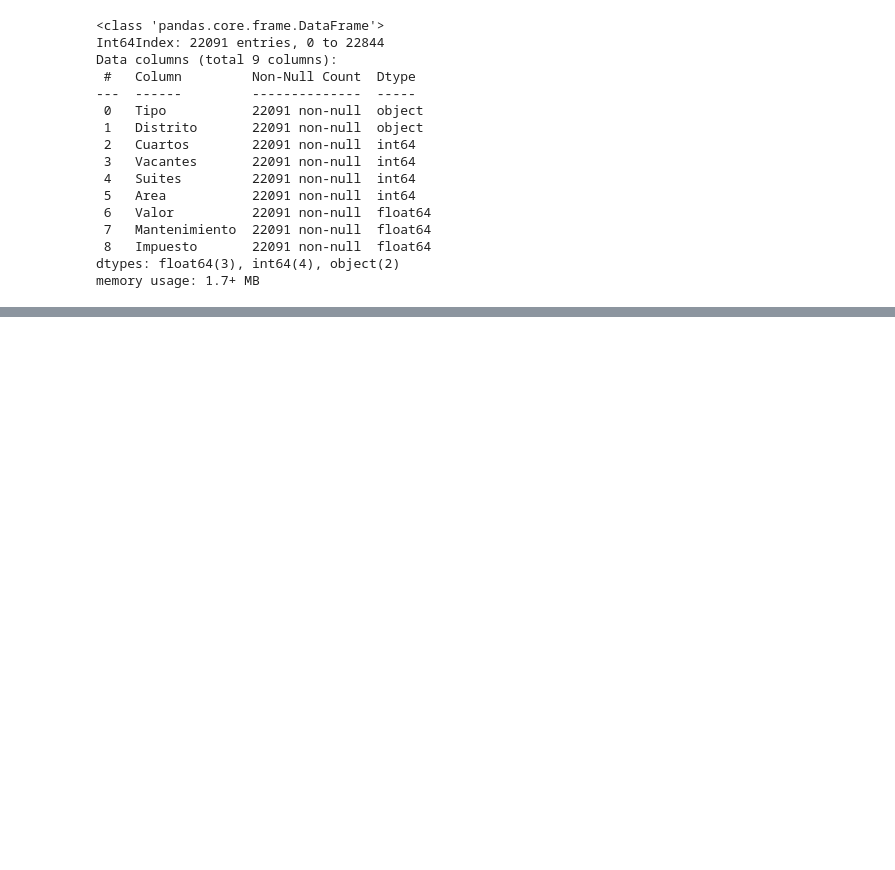
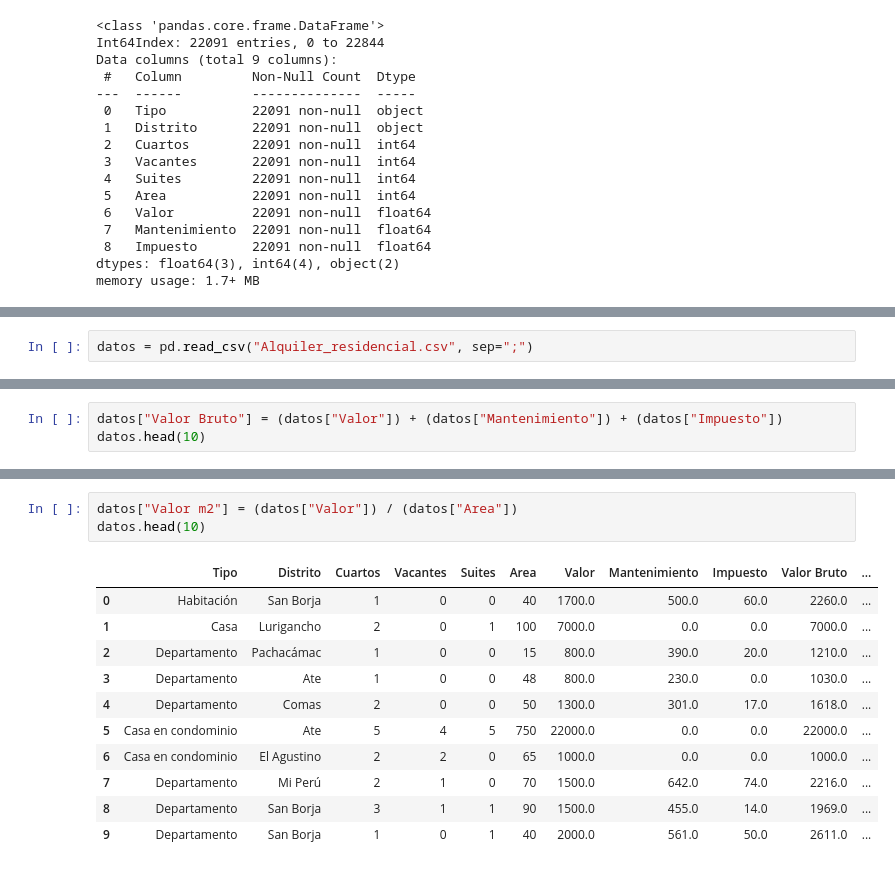
Before and after one commit to NikolayNB/DataAnalysis-Treatment, a Jupyter notebook: DataAnalysis&Treatment.ipynb, the cells around one changed output, grey strips where cells are left out. Saved outputs shown, nothing was run; the diff lists cells and outputs as text; blank space fills up the shorter version.

```diff
--- a/DataAnalysis&Treatment.ipynb
+++ b/DataAnalysis&Treatment.ipynb
@@ -870,0 +1002,2 @@ memory usage: 1.7+ MB
+# %%
+datos = pd.read_csv("Alquiler_residencial.csv", sep=";")
@@ -870,0 +1018,3 @@ memory usage: 1.7+ MB
+# %%
+datos["Valor Bruto"] = (datos["Valor"]) + (datos["Mantenimiento"]) + (datos["Impuesto"])
+datos.head(10)
@@ -870,0 +1033,15 @@ memory usage: 1.7+ MB
+# %%
+datos["Valor m2"] = (datos["Valor"]) / (datos["Area"])
+datos.head(10)
+# %% [output]
+|  | Tipo | Distrito | Cuartos | Vacantes | Suites | Area | Valor | Mantenimiento | Impuesto | Valor Bruto | ... |
+| 0 | Habitación | San Borja | 1 | 0 | 0 | 40 | 1700.0 | 500.0 | 60.0 | 2260.0 | ... |
+| 1 | Casa | Lurigancho | 2 | 0 | 1 | 100 | 7000.0 | 0.0 | 0.0 | 7000.0 | ... |
+| 2 | Departamento | Pachacámac | 1 | 0 | 0 | 15 | 800.0 | 390.0 | 20.0 | 1210.0 | ... |
+| 3 | Departamento | Ate | 1 | 0 | 0 | 48 | 800.0 | 230.0 | 0.0 | 1030.0 | ... |
+| 4 | Departamento | Comas | 2 | 0 | 0 | 50 | 1300.0 | 301.0 | 17.0 | 1618.0 | ... |
+| 5 | Casa en condominio | Ate | 5 | 4 | 5 | 750 | 22000.0 | 0.0 | 0.0 | 22000.0 | ... |
+| 6 | Casa en condominio | El Agustino | 2 | 2 | 0 | 65 | 1000.0 | 0.0 | 0.0 | 1000.0 | ... |
+| 7 | Departamento | Mi Perú | 2 | 1 | 0 | 70 | 1500.0 | 642.0 | 74.0 | 2216.0 | ... |
+| 8 | Departamento | San Borja | 3 | 1 | 1 | 90 | 1500.0 | 455.0 | 14.0 | 1969.0 | ... |
+| 9 | Departamento | San Borja | 1 | 0 | 1 | 40 | 2000.0 | 561.0 | 50.0 | 2611.0 | ... |
```
Also changed, not shown: parts of 34 cells of this notebook.
